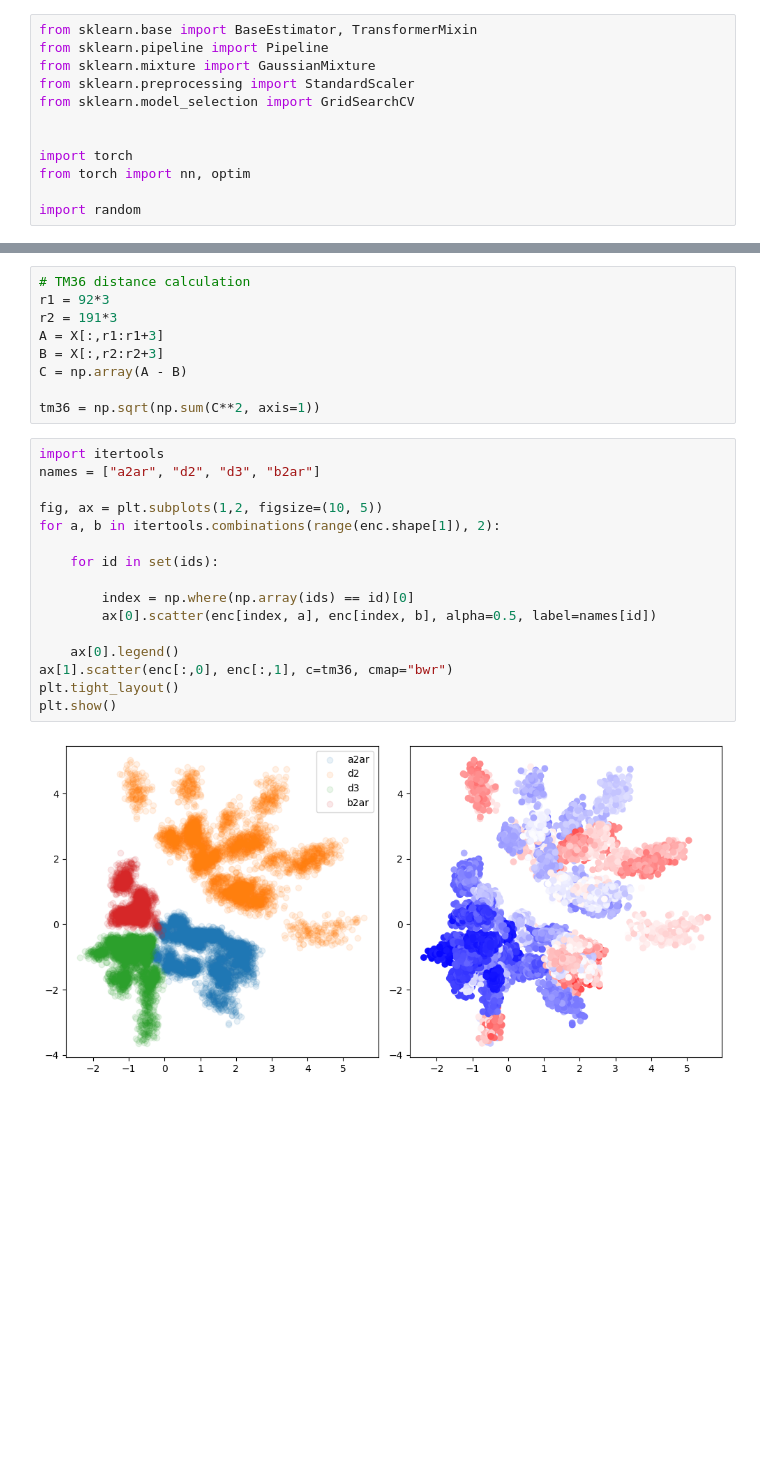
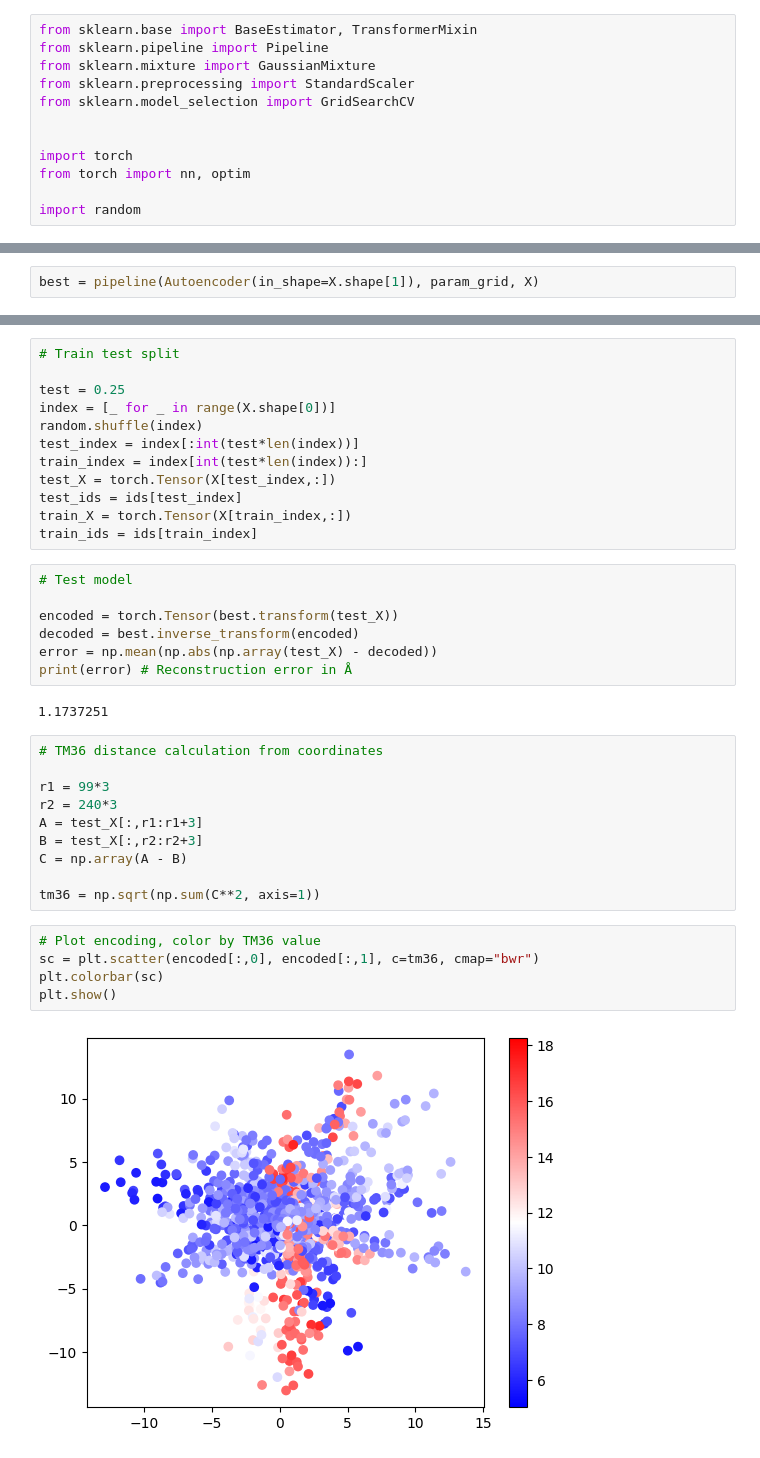
Before and after one commit to molecularmachinist/somethingwithflow, a Jupyter notebook: encoding.ipynb, the cells around one changed output, grey strips where cells are left out. Saved outputs shown, nothing was run; the diff lists cells and outputs as text; blank space fills up the shorter version.

```diff
--- a/encoding.ipynb
+++ b/encoding.ipynb
@@ -211,0 +205,2 @@ print(L1)
+# %%
+best = pipeline(Autoencoder(in_shape=X.shape[1]), param_grid, X)
@@ -212,27 +225,38 @@ print(L1)
+# %%
+# Train test split
+
+test = 0.25
+index = [_ for _ in range(X.shape[0])]
+random.shuffle(index)
+test_index = index[:int(test*len(index))]
+train_index = index[int(test*len(index)):]
+test_X = torch.Tensor(X[test_index,:])
+test_ids = ids[test_index]
+train_X = torch.Tensor(X[train_index,:])
+train_ids = ids[train_index]
+# %%
+# Test model
+
+encoded = torch.Tensor(best.transform(test_X))
+decoded = best.inverse_transform(encoded)
+error = np.mean(np.abs(np.array(test_X) - decoded))
+print(error) # Reconstruction error in Å
+# %% [output]
+1.1737251
 # %%
-# TM36 distance calculation
-r1 = 92*3
-r2 = 191*3
-A = X[:,r1:r1+3]
-B = X[:,r2:r2+3]
+# TM36 distance calculation from coordinates
+
+r1 = 99*3
+r2 = 240*3
+A = test_X[:,r1:r1+3]
+B = test_X[:,r2:r2+3]
 C = np.array(A - B)
 
 tm36 = np.sqrt(np.sum(C**2, axis=1))
-# %%
-import itertools
-names = ["a2ar", "d2", "d3", "b2ar"]
-
-fig, ax = plt.subplots(1,2, figsize=(10, 5))
-for a, b in itertools.combinations(range(enc.shape[1]), 2):
-
-    for id in set(ids):
-
-        index = np.where(np.array(ids) == id)[0]
-        ax[0].scatter(enc[index, a], enc[index, b], alpha=0.5, label=names[id])
-
-    ax[0].legend()
-ax[1].scatter(enc[:,0], enc[:,1], c=tm36, cmap="bwr")
-plt.tight_layout()
-plt.show()
-# %% [output]
-[figure, removed]
+# %%
+# Plot encoding, color by TM36 value
+sc = plt.scatter(encoded[:,0], encoded[:,1], c=tm36, cmap="bwr")
+plt.colorbar(sc)
+plt.show()
+# %% [output]
+[figure, added]
```
Also changed, not shown: parts of 20 cells of this notebook, 1 other file.
